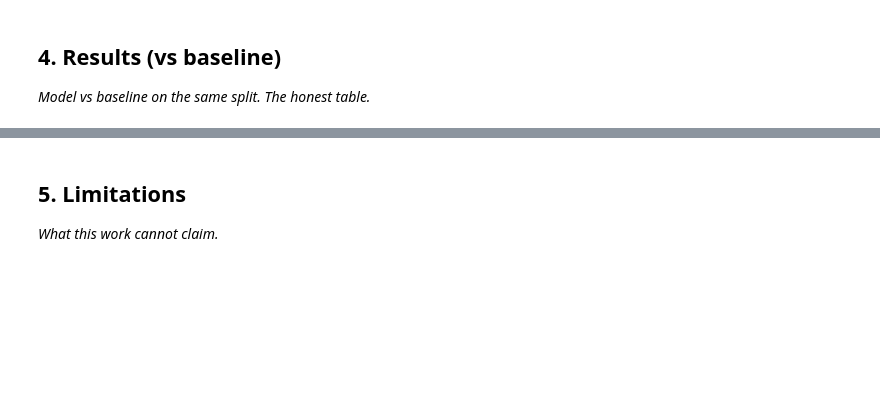
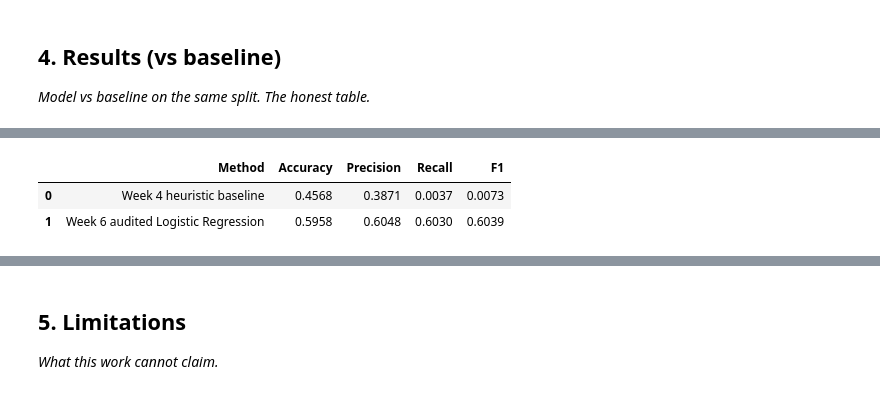
Before and after one commit to kavanaaykavna/1stmlassignment, a Jupyter notebook: work/notebooks/capstone.ipynb, the cells around one changed output, grey strips where cells are left out. Cells and saved outputs as stored; diff of their text form; code cells hidden in the pictures; blank space fills up the shorter version.

```diff
--- a/work/notebooks/capstone.ipynb
+++ b/work/notebooks/capstone.ipynb
@@ -24,0 +389,30 @@ This skeleton is yours to fill. Work the sections **in order** — each one has
+# %%
+# Results table
+results_table = pd.DataFrame({
+    "Method": [
+        "Week 4 heuristic baseline",
+        "Week 6 audited Logistic Regression"
+    ],
+    "Accuracy": [
+        0.4568,
+        honest_accuracy
+    ],
+    "Precision": [
+        0.3871,
+        honest_precision
+    ],
+    "Recall": [
+        0.0037,
+        honest_recall
+    ],
+    "F1": [
+        0.0073,
+        honest_f1
+    ]
+})
+
+results_table.round(4)
+# %% [output]
+|  | Method | Accuracy | Precision | Recall | F1 |
+| 0 | Week 4 heuristic baseline | 0.4568 | 0.3871 | 0.0037 | 0.0073 |
+| 1 | Week 6 audited Logistic Regression | 0.5958 | 0.6048 | 0.6030 | 0.6039 |
```
Also changed, not shown: parts of 23 cells of this notebook.
